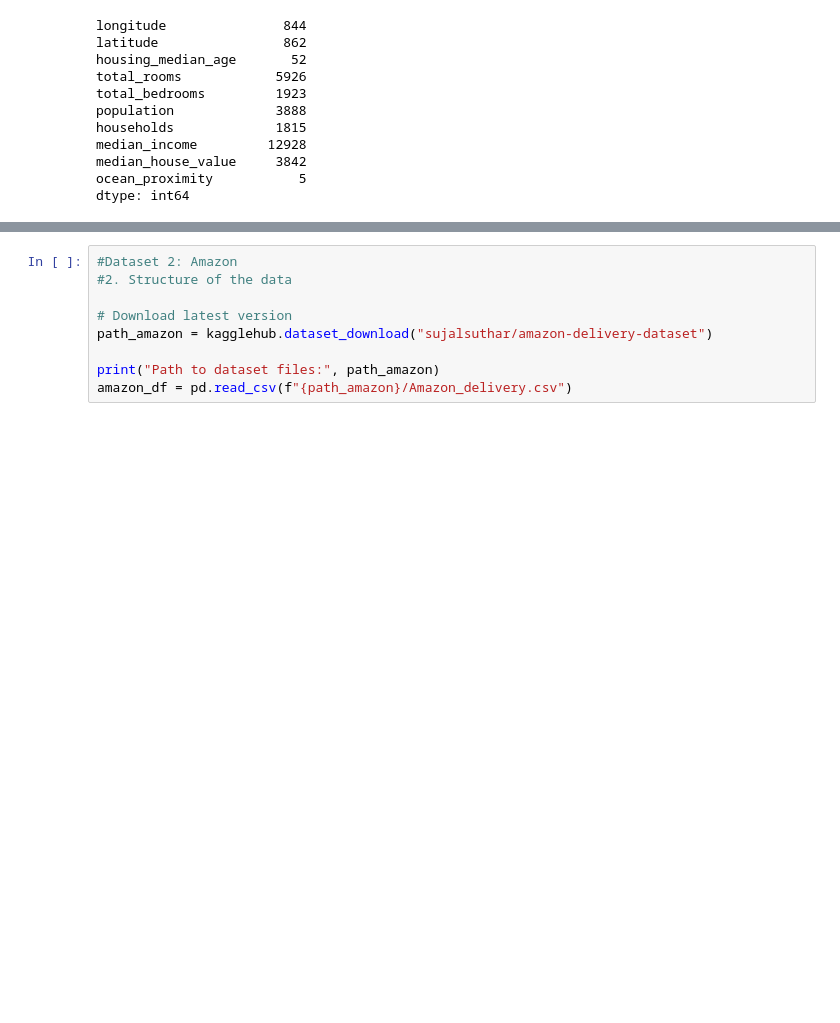
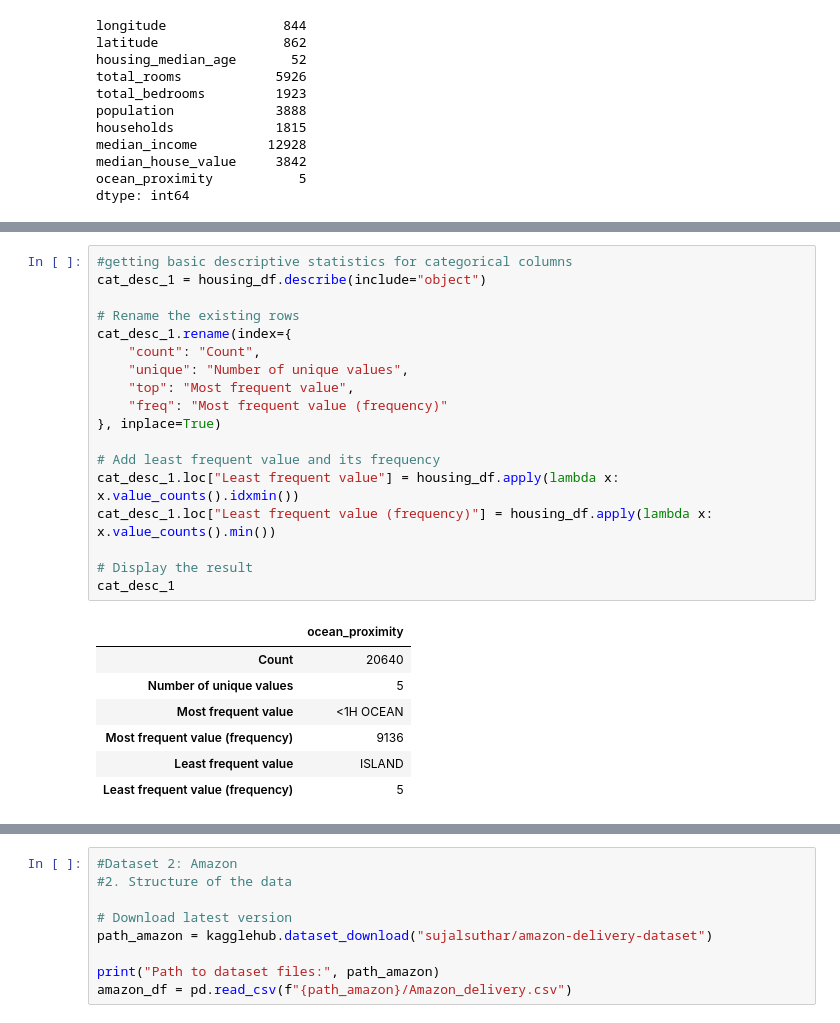
Before and after one commit to Ravinderram/ASDA_2025_Group_2_Portfolio, a Jupyter notebook: notebooks/week_02_group_2_notebook.ipynb, the cells around one changed output, grey strips where cells are left out. Drawn from its saved outputs; the diff is of its cells as text; blank space fills up the shorter version.

```diff
--- a/notebooks/week_02_group_2_notebook.ipynb
+++ b/notebooks/week_02_group_2_notebook.ipynb
@@ -113,0 +143,26 @@ print(markdown_table1_2)
+# %%
+#getting basic descriptive statistics for categorical columns
+cat_desc_1 = housing_df.describe(include="object")
+
+# Rename the existing rows
+cat_desc_1.rename(index={
+    "count": "Count",
+    "unique": "Number of unique values",
+    "top": "Most frequent value",
+    "freq": "Most frequent value (frequency)"
+}, inplace=True)
+
+# Add least frequent value and its frequency
+cat_desc_1.loc["Least frequent value"] = housing_df.apply(lambda x: x.value_counts().idxmin())
+cat_desc_1.loc["Least frequent value (frequency)"] = housing_df.apply(lambda x: x.value_counts().min())
+
+# Display the result
+cat_desc_1
+# %% [output]
+|  | ocean_proximity |
+| Count | 20640 |
+| Number of unique values | 5 |
+| Most frequent value | <1H OCEAN |
+| Most frequent value (frequency) | 9136 |
+| Least frequent value | ISLAND |
+| Least frequent value (frequency) | 5 |
```
Also changed, not shown: parts of 12 cells of this notebook.
